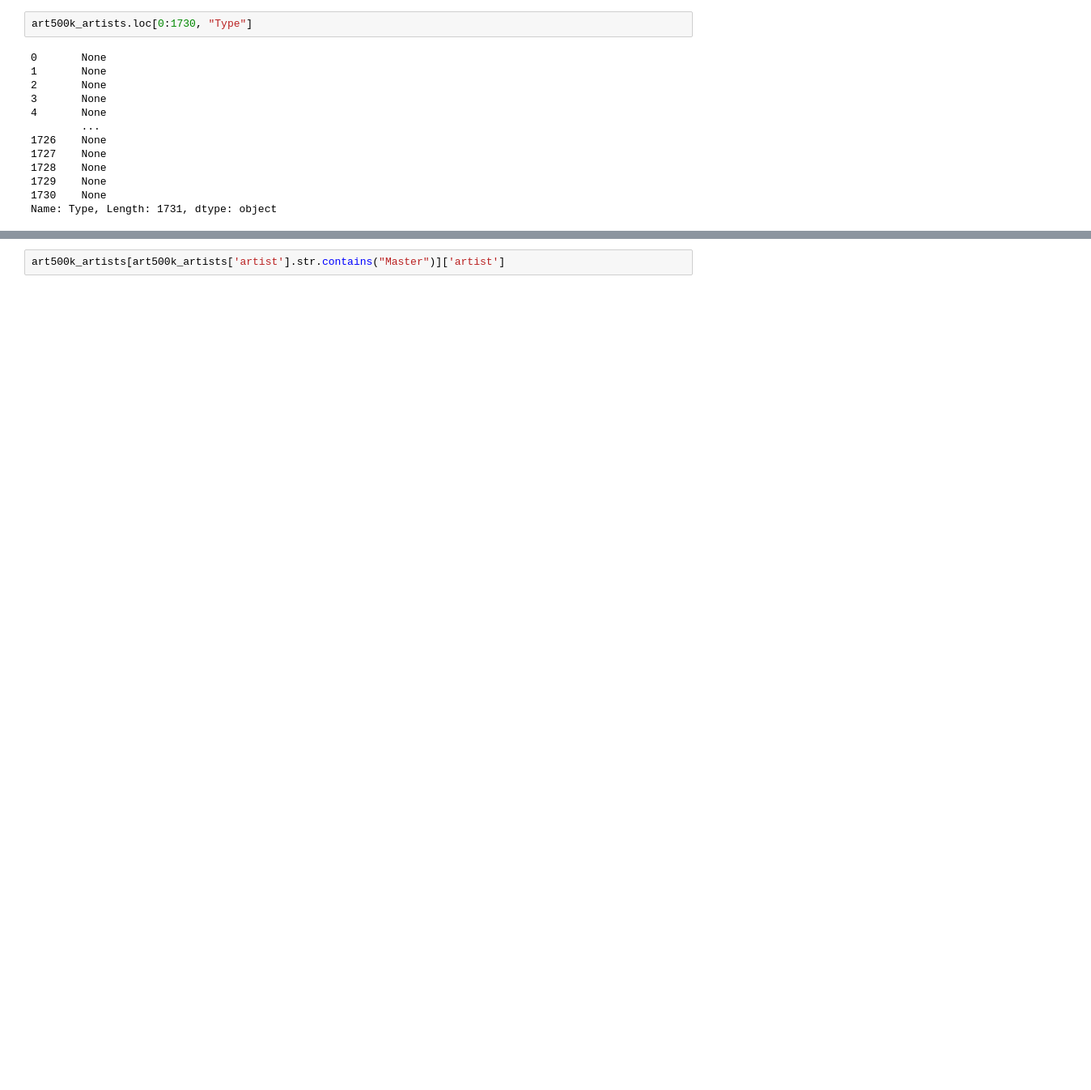
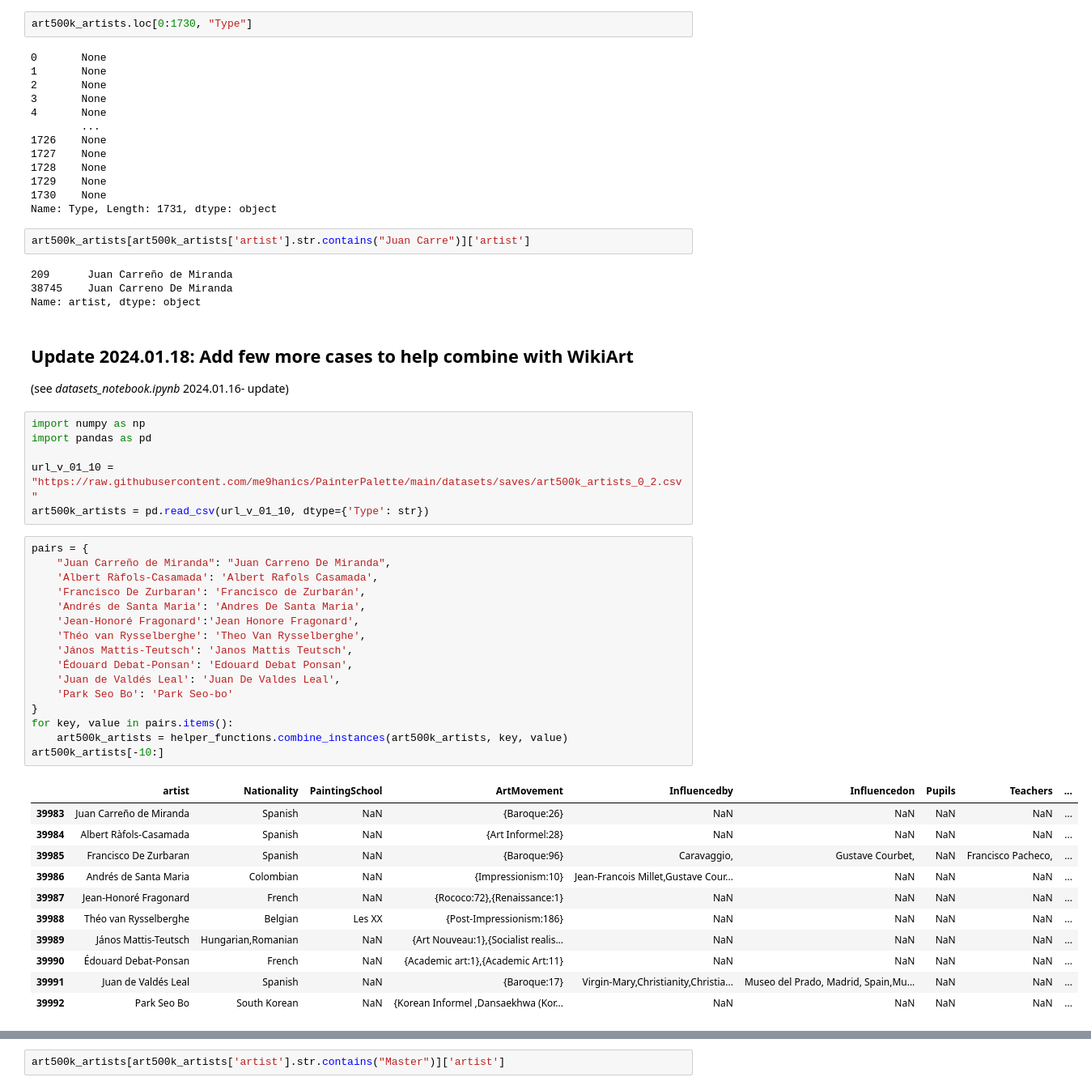
Before and after one commit to me9hanics/PainterPalette, a Jupyter notebook: art500k_updates.ipynb, the cells around one changed output, grey strips where cells are left out. Shown at 81% size. Saved outputs shown, nothing was run; the diff lists cells and outputs as text; blank space fills up the shorter version.

Commit message:
add WikiArt appearing artists name combinations

```diff
--- a/art500k_updates.ipynb
+++ b/art500k_updates.ipynb
@@ -312,3 +312,47 @@ art500k_artists.loc[0:1730, "Type"]
 1729    None
 1730    None
 Name: Type, Length: 1731, dtype: object
+# %%
+art500k_artists[art500k_artists['artist'].str.contains("Juan Carre")]['artist']
+# %% [output]
+209      Juan Carreño de Miranda
+38745    Juan Carreno De Miranda
+Name: artist, dtype: object
+# %% [markdown]
+## Update 2024.01.18: Add few more cases to help combine with WikiArt
+
+(see *datasets_notebook.ipynb* 2024.01.16- update)
+# %%
+import numpy as np
+import pandas as pd
+
+url_v_01_10 = "https://raw.githubusercontent.com/me9hanics/PainterPalette/main/datasets/saves/art500k_artists_0_2.csv"
+art500k_artists = pd.read_csv(url_v_01_10, dtype={'Type': str})
+# %%
+pairs = {
+    "Juan Carreño de Miranda": "Juan Carreno De Miranda",
+    'Albert Ràfols-Casamada': 'Albert Rafols Casamada',
+    'Francisco De Zurbaran': 'Francisco de Zurbarán',
+    'Andrés de Santa Maria': 'Andres De Santa Maria',
+    'Jean-Honoré Fragonard':'Jean Honore Fragonard',
+    'Théo van Rysselberghe': 'Theo Van Rysselberghe',
+    'János Mattis-Teutsch': 'Janos Mattis Teutsch',
+    'Édouard Debat-Ponsan': 'Edouard Debat Ponsan',
+    'Juan de Valdés Leal': 'Juan De Valdes Leal',
+    'Park Seo Bo': 'Park Seo-bo'
+}
+for key, value in pairs.items():
+    art500k_artists = helper_functions.combine_instances(art500k_artists, key, value)
+art500k_artists[-10:]
+# %% [output]
+|  | artist | Nationality | PaintingSchool | ArtMovement | Influencedby | Influencedon | Pupils | Teachers | ... |
+| 39983 | Juan Carreño de Miranda | Spanish | NaN | {Baroque:26} | NaN | NaN | NaN | NaN | ... |
+| 39984 | Albert Ràfols-Casamada | Spanish | NaN | {Art Informel:28} | NaN | NaN | NaN | NaN | ... |
+| 39985 | Francisco De Zurbaran | Spanish | NaN | {Baroque:96} | Caravaggio, | Gustave Courbet, | NaN | Francisco Pacheco, | ... |
+| 39986 | Andrés de Santa Maria | Colombian | NaN | {Impressionism:10} | Jean-Francois Millet,Gustave Cour... | NaN | NaN | NaN | ... |
+| 39987 | Jean-Honoré Fragonard | French | NaN | {Rococo:72},{Renaissance:1} | NaN | NaN | NaN | NaN | ... |
+| 39988 | Théo van Rysselberghe | Belgian | Les XX | {Post-Impressionism:186} | NaN | NaN | NaN | NaN | ... |
+| 39989 | János Mattis-Teutsch | Hungarian,Romanian | NaN | {Art Nouveau:1},{Socialist realis... | NaN | NaN | NaN | NaN | ... |
+| 39990 | Édouard Debat-Ponsan | French | NaN | {Academic art:1},{Academic Art:11} | NaN | NaN | NaN | NaN | ... |
+| 39991 | Juan de Valdés Leal | Spanish | NaN | {Baroque:17} | Virgin-Mary,Christianity,Christia... | Museo del Prado, Madrid, Spain,Mu... | NaN | NaN | ... |
+| 39992 | Park Seo Bo | South Korean | NaN | {Korean Informel ,Dansaekhwa (Kor... | NaN | NaN | NaN | NaN | ... |
```
Also changed, not shown: parts of 3 cells of this notebook.
